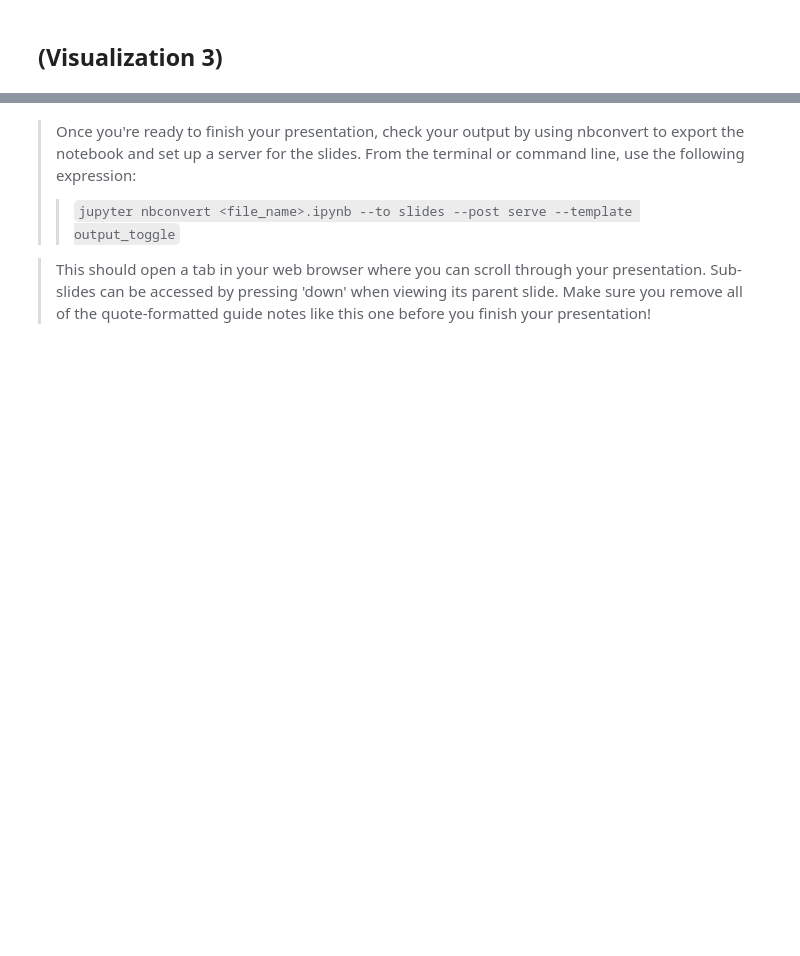
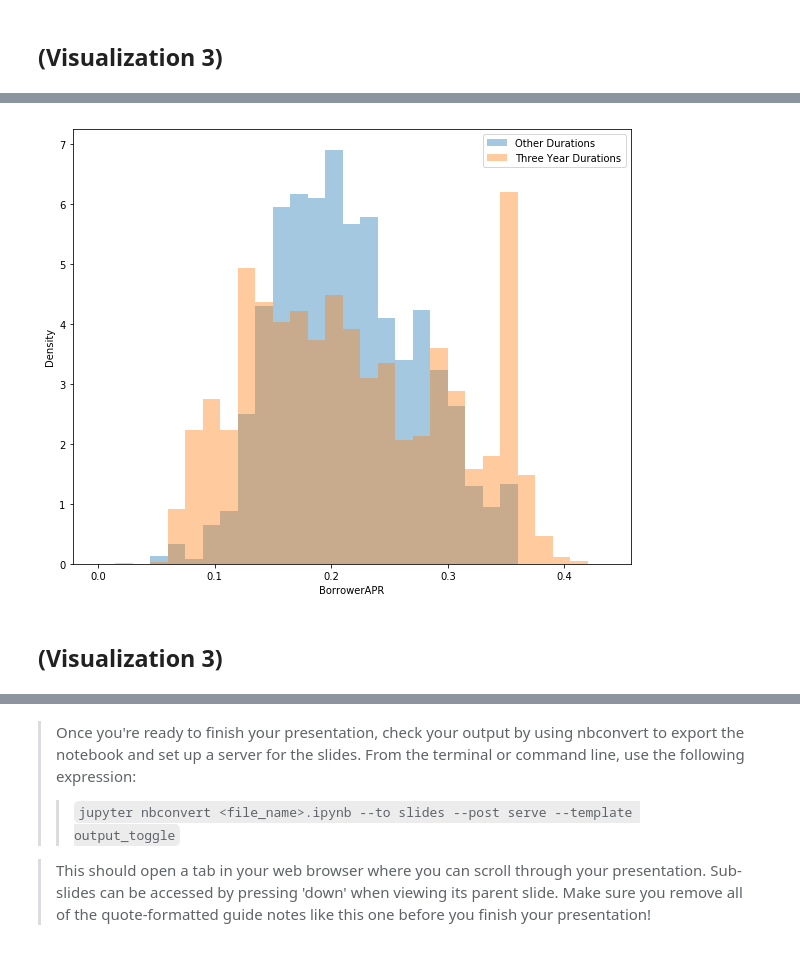
Before and after one commit to Jeff-VA/Udacity-Communicate-Data-Project, a Jupyter notebook: slide_deck.ipynb, the cells around one changed output, grey strips where cells are left out. Drawn from its saved outputs; the diff is of its cells as text; code cells hidden in the pictures; blank space fills up the shorter version.

```diff
--- a/slide_deck.ipynb
+++ b/slide_deck.ipynb
@@ -40,0 +146,23 @@ but feel free to add more if you'd like!
+# %%
+#create two separate dataframe variables queried by other and 36 month Term derations
+other_durations = df_trimmed.query("Term == 12 or Term == 60")
+three_years = df_trimmed.query("Term == 36")
+# %%
+#set bin size and edges for histograms
+binsize = 0.015
+bins = np.arange(0, df_trimmed['BorrowerAPR'].max() + binsize, binsize)
+
+#plot overlapping histograms of the BorrowerAPR base on queried categories
+plt.figure(figsize=(10, 8))
+sns.distplot(other_durations['BorrowerAPR'], bins = bins,
+             norm_hist = True, kde = False, label = 'Other Durations')
+sns.distplot(three_years['BorrowerAPR'], bins = bins,
+             norm_hist = True, kde = False, label = 'Three Year Durations')
+plt.ylabel('Density')
+plt.xlabel('BorrowerAPR')
+plt.legend()
+plt.show();
+# %% [output]
+[figure, added]
+# %% [markdown]
+## (Visualization 3)
```
Also changed, not shown: parts of 19 cells of this notebook.
